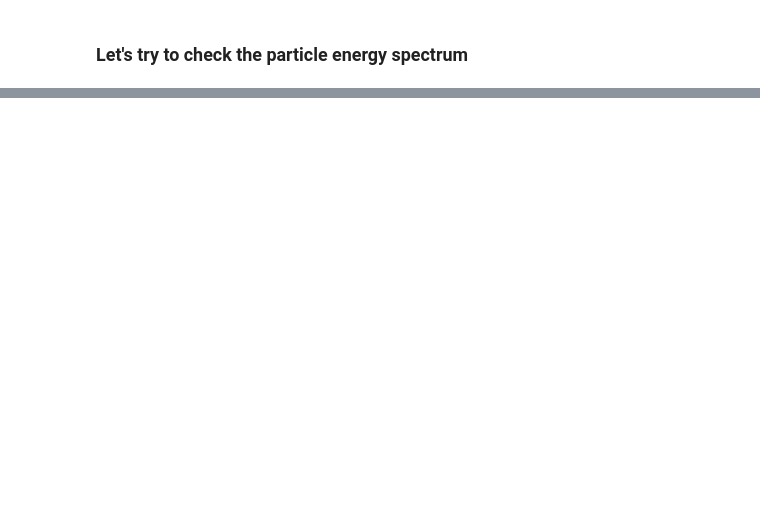
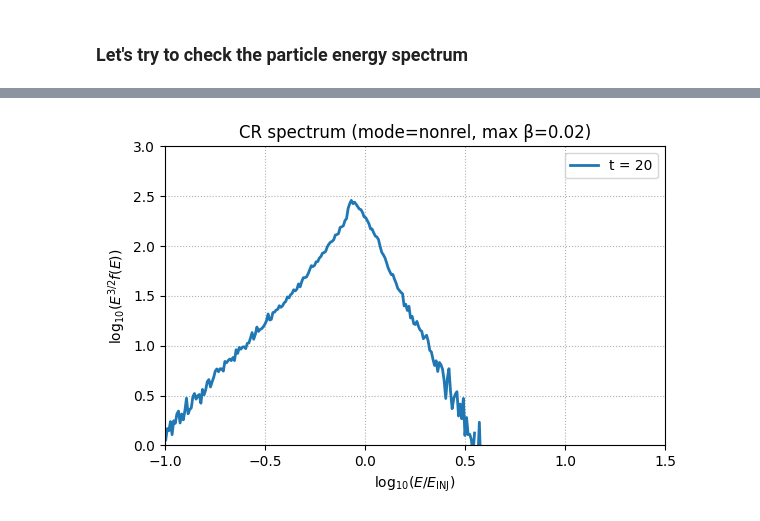
Before and after one commit to weipengyao/scripts, a Jupyter notebook: amrvac/post_particle.ipynb, the cells around one changed output, grey strips where cells are left out. Saved outputs shown, nothing was run; the diff lists cells and outputs as text; code cells hidden in the pictures; blank space fills up the shorter version.

```diff
--- a/amrvac/post_particle.ipynb
+++ b/amrvac/post_particle.ipynb
@@ -161,0 +165,38 @@ plt.show()
+# %%
+import numpy as np
+import matplotlib.pyplot as plt
+
+files  = [
+    # "/Users/yao/Documents/Data/AMRVAC/test3/test_0001.pic1",
+    # "/Users/yao/Documents/Data/AMRVAC/test3/test_0005.pic1",
+    # "/Users/yao/Documents/Data/AMRVAC/test3/test_0010.pic1",
+    # "/Users/yao/Documents/Data/AMRVAC/test3/test_0016.pic1",
+    "/Users/yao/Documents/Data/AMRVAC/test4/test_0020.pic1",
+]
+# labels = ["t=0", "t=5", "t=10", "t=15"]   # edit as you like
+labels = ['t = 20']
+
+mp = 1.67262192369e-27   # proton mass [kg] (change if needed)
+
+fig, ax = plt.subplots(figsize=(6,4))   # one figure, one axis
+
+for f, lab in zip(files, labels):
+    vx, vy, vz = np.genfromtxt(f, usecols=(3,4,5), skip_footer=3, unpack=True)
+
+    plot_cr_spectrum_E32f_logx(
+        vx, vy, vz, m=mp, v_unit="c",
+        E_inj_eV=38e3,
+        bins=500, Emin_over_Einj=1e-2, Emax_over_Einj=1e2,
+        label=lab, ax=ax, line_kwargs=dict(lw=2)
+    )
+
+# ax.plot(bm[:,0], bm[:,1]/4, 'k--', lw=2, label='benchmark from paper')
+
+ax.legend()
+ax.set_xlim([-1.0, 1.5])
+ax.set_ylim([0, 3])
+plt.tight_layout()
+plt.show()
+# plt.savefig('cr_spectrum.png', dpi=300)
+# %% [output]
+[figure, added]
```
Also changed, not shown: parts of 9 cells of this notebook, 4 other files.
